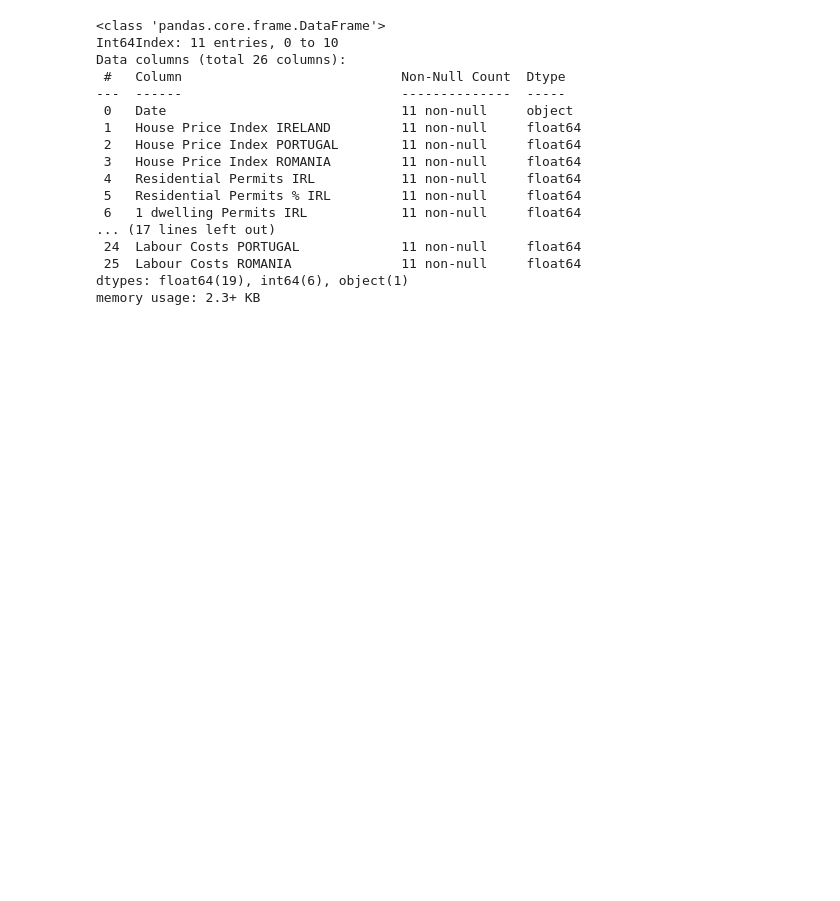
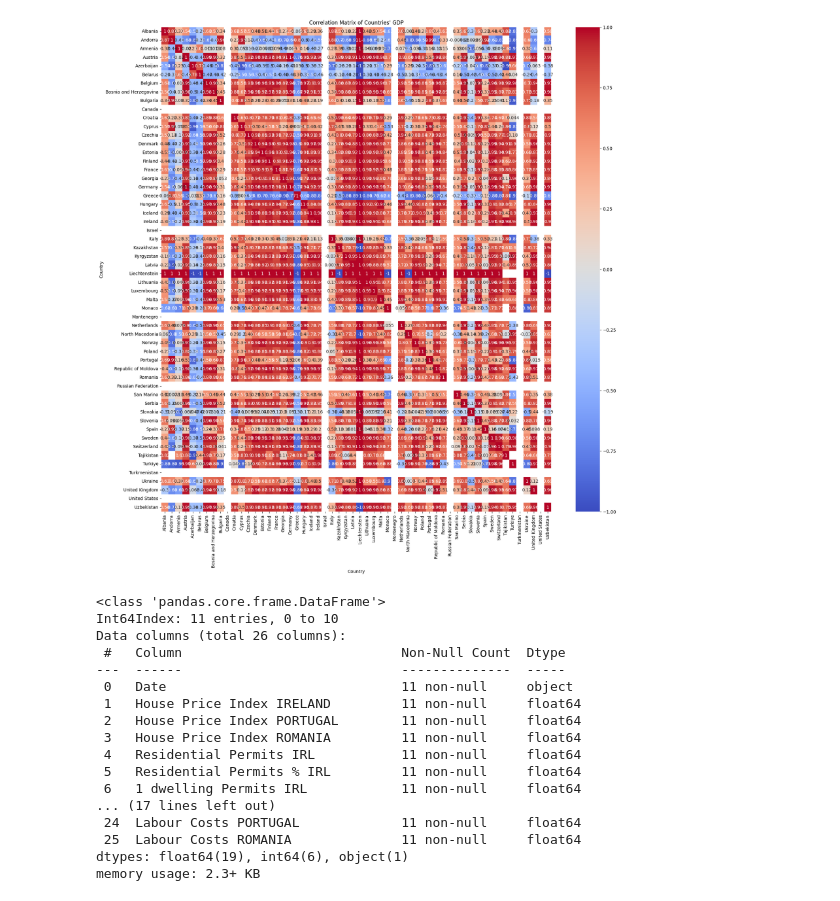
Before and after one commit to sbs23003/CA-Contstruction-Industry, a Jupyter notebook: datasets.ipynb, the cells around one changed output. Cells and saved outputs as stored; diff of their text form; code cells hidden in the pictures; blank space fills up the shorter version.

```diff
--- a/datasets.ipynb
+++ b/datasets.ipynb
@@ -75,0 +80,23 @@ df_labourCost.rename(columns={'STS_COLB_A.35A9119F6E32B3B.Y.IE': 'Labour Costs I
+# %%
+df = df_GDP.copy()
+
+df_melted = df_GDP.melt(id_vars=['Indicator', 'Country'], var_name='Year')
+
+# Separate the datasets
+df_GDP_values = df_melted[df_melted['Indicator'] == 'GDP at current prices and PPPs, millions of US$']
+df_GDP_construction = df_melted[df_melted['Indicator'] == 'GDP: in construction (ISIC4 F), output approach, per cent share of GVA']
+
+# Rename value columns
+df_GDP_values = df_GDP_values.rename(columns={'value': 'GDP at current prices and PPPs, millions of US$'})
+df_GDP_construction = df_GDP_construction.rename(columns={'value': 'GDP: in construction (ISIC4 F), output approach, per cent share of GVA'})
+
+# Merge the datasets on Country and Year
+df_final = pd.merge(df_GDP_values, df_GDP_construction, on=['Country', 'Year'])
+
+# Remove 'Indicator' columns
+df_final = df_final.drop(columns=['Indicator_x', 'Indicator_y'])
+
+# Reorder columns
+df_final = df_final[['Year', 'Country', 'GDP at current prices and PPPs, millions of US$', 'GDP: in construction (ISIC4 F), output approach, per cent share of GVA']]
+df_final['GDP construction'] = (df_final['GDP at current prices and PPPs, millions of US$'].astype(float) * df_final['GDP: in construction (ISIC4 F), output approach, per cent share of GVA'].astype(float)) / 100
+df_final
@@ -75,0 +117,10 @@ df_labourCost.rename(columns={'STS_COLB_A.35A9119F6E32B3B.Y.IE': 'Labour Costs I
+# %%
+# Assuming your final DataFrame from previous transformation is df_final
+df_pivot = df_final.pivot(index='Year', columns='Country', values='GDP construction')
+
+# Ensure data types for proper correlation calculation
+for col in df_pivot.columns:
+    df_pivot[col] = pd.to_numeric(df_pivot[col], errors='coerce')
+
+# Calculate correlation
+correlation_matrix = df_pivot.corr()
@@ -76,3 +146,13 @@ df_labourCost.rename(columns={'STS_COLB_A.35A9119F6E32B3B.Y.IE': 'Labour Costs I
+# %%
+import seaborn as sns
+import matplotlib.pyplot as plt
+
+plt.figure(figsize=(20, 20))
+sns.heatmap(correlation_matrix, annot=True, cmap='coolwarm')
+plt.title("Correlation Matrix of Countries' GDP")
+plt.show()
+# %% [output]
+[figure, added]
 # %%
 
 merge_aux = pd.merge(df_housePriceIndex, df_buildingPermits, on="Date")
```
Also changed, not shown: parts of 5 cells of this notebook.
